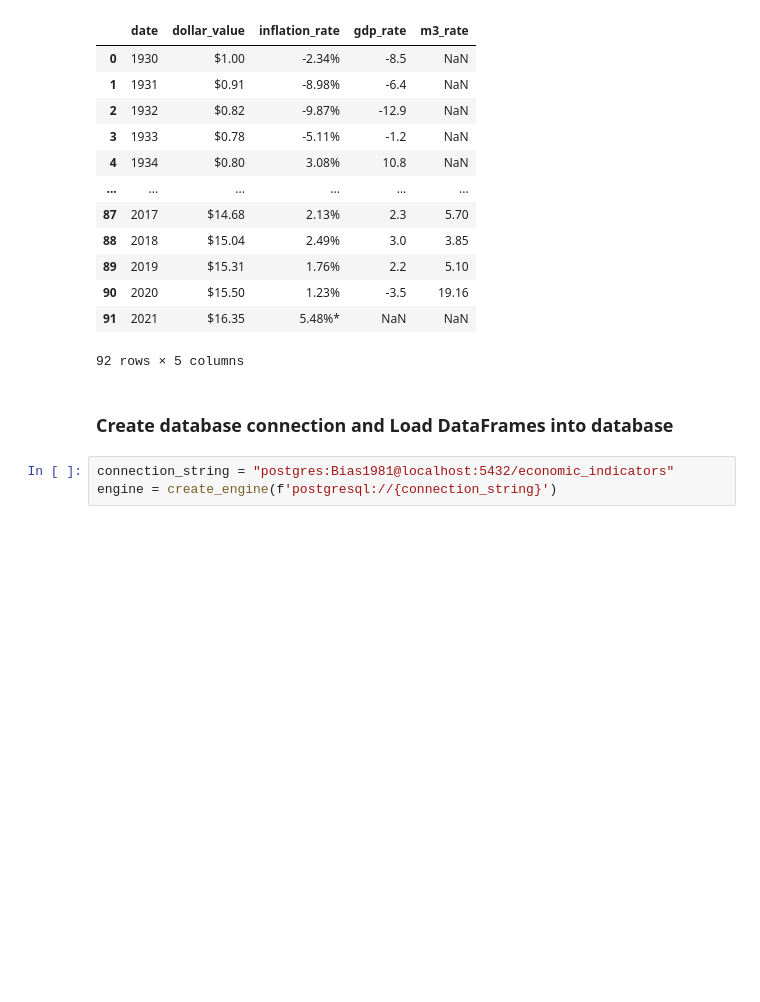
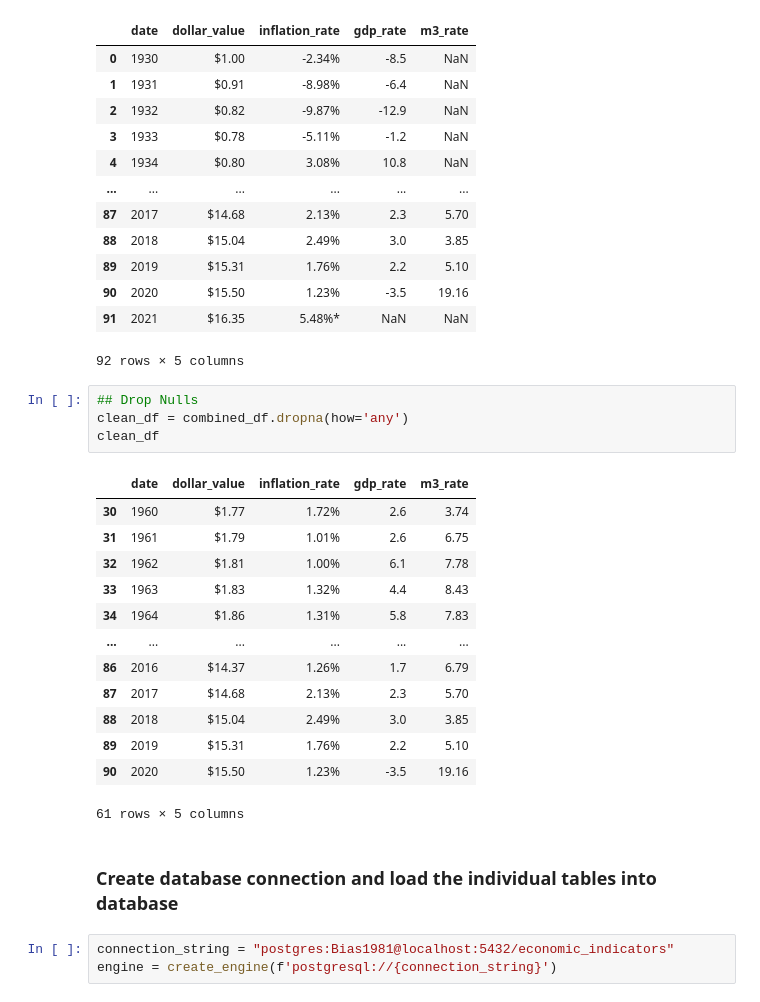
Before and after one commit to harrybonsu/ETL_Project, a Jupyter notebook: ETL_project.ipynb, the cells around one changed output. Drawn from its saved outputs; the diff is of its cells as text; blank space fills up the shorter version.

```diff
--- a/ETL_project.ipynb
+++ b/ETL_project.ipynb
@@ -338,8 +340,26 @@ combined_df
 | 90 | 2020 | $15.50 | 1.23% | -3.5 | 19.16 |
 | 91 | 2021 | $16.35 | 5.48%* | NaN | NaN |
 92 rows × 5 columns
+# %%
+## Drop Nulls
+clean_df = combined_df.dropna(how='any')
+clean_df
+# %% [output]
+|  | date | dollar_value | inflation_rate | gdp_rate | m3_rate |
+| 30 | 1960 | $1.77 | 1.72% | 2.6 | 3.74 |
+| 31 | 1961 | $1.79 | 1.01% | 2.6 | 6.75 |
+| 32 | 1962 | $1.81 | 1.00% | 6.1 | 7.78 |
+| 33 | 1963 | $1.83 | 1.32% | 4.4 | 8.43 |
+| 34 | 1964 | $1.86 | 1.31% | 5.8 | 7.83 |
+| ... | ... | ... | ... | ... | ... |
+| 86 | 2016 | $14.37 | 1.26% | 1.7 | 6.79 |
+| 87 | 2017 | $14.68 | 2.13% | 2.3 | 5.70 |
+| 88 | 2018 | $15.04 | 2.49% | 3.0 | 3.85 |
+| 89 | 2019 | $15.31 | 1.76% | 2.2 | 5.10 |
+| 90 | 2020 | $15.50 | 1.23% | -3.5 | 19.16 |
+61 rows × 5 columns
 # %% [markdown]
-### Create database connection and Load DataFrames into database
+### Create database connection and load the individual tables into database
 # %%
 connection_string = "postgres:Bias1981@localhost:5432/economic_indicators"
 engine = create_engine(f'postgresql://{connection_string}')
```
Also changed, not shown: parts of 2 cells of this notebook.
